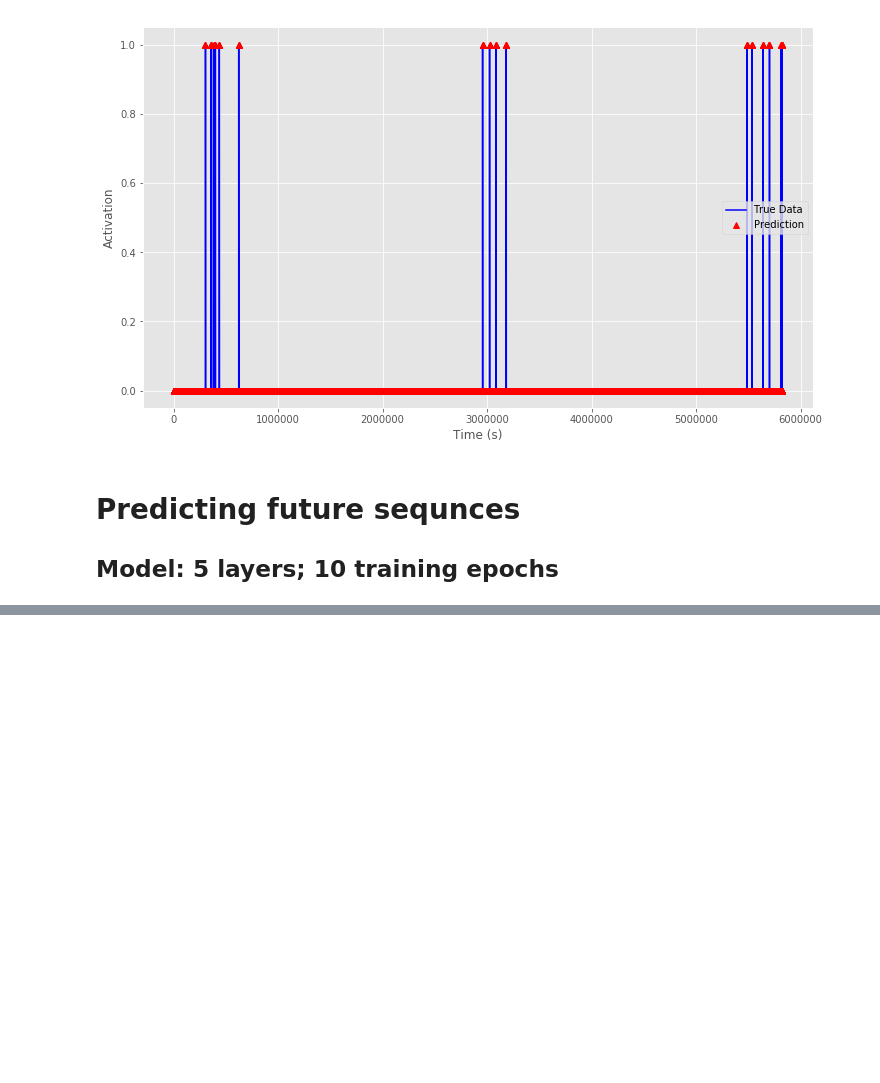
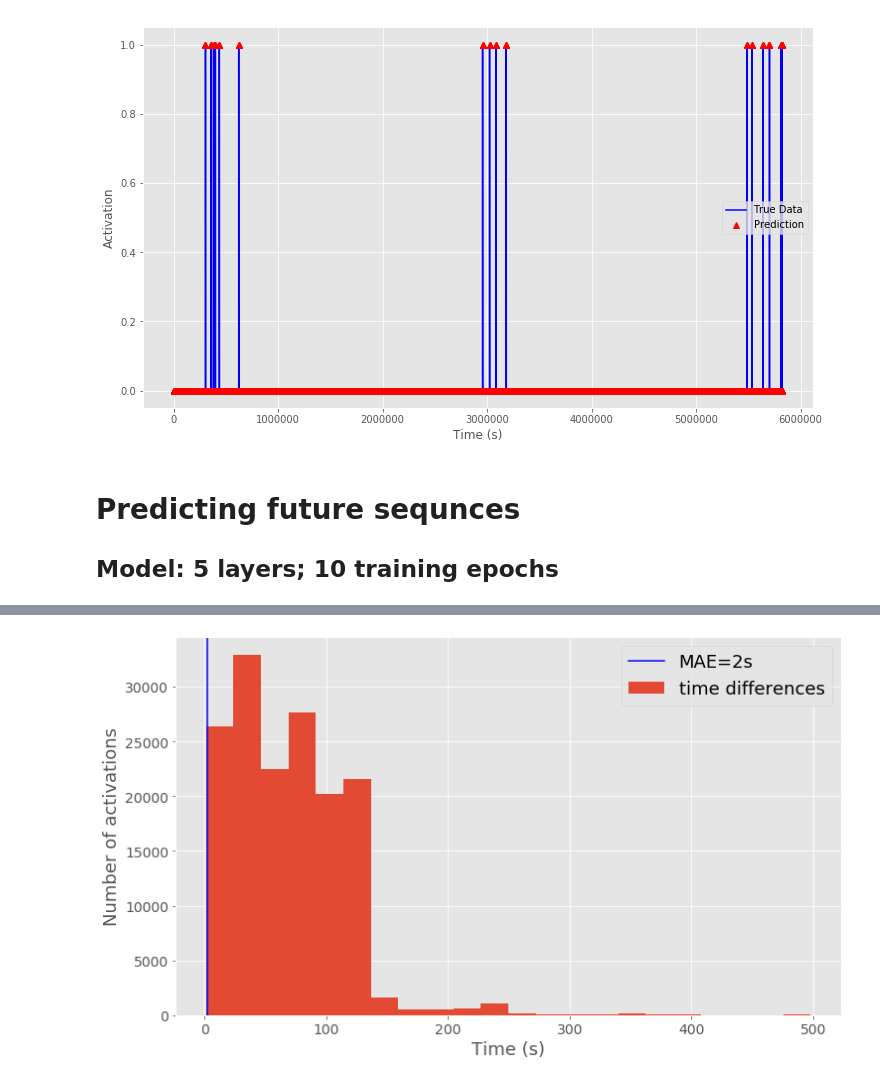
Before and after one commit to akapet00/lora-time-series, a Jupyter notebook: notebooks/01-evaluation.ipynb, the cells around one changed output, grey strips where cells are left out. Saved outputs shown, nothing was run; the diff lists cells and outputs as text; code cells hidden in the pictures; blank space fills up the shorter version.

```diff
--- a/notebooks/01-evaluation.ipynb
+++ b/notebooks/01-evaluation.ipynb
@@ -168,0 +226,18 @@ y_test_pred_10_seq = predict_sequences_multiple(data=X_test,
+# %%
+def remove_ns(data):
+    Time = list(data.Time.values)
+    Time_parsed = []
+    sep = '.'
+    for t in Time:
+        t_parsed = t.split(sep, 1)[0]
+        Time_parsed.append(t_parsed)
+    data.Time = Time_parsed
+    data['Time'] = pd.to_datetime(data['Time'])
+    return data
+
+data = dframe.copy()
+data = data[['Time', 'DevAddr']]
+
+data = remove_ns(data)
+dev1 = data[data.DevAddr == '000013c1']
+dev1.head()
@@ -168,0 +251,24 @@ y_test_pred_10_seq = predict_sequences_multiple(data=X_test,
+# %%
+diff_list = []
+for x, y in zip(dev1.Time[0::], dev1.Time[1::]):
+    diff_list.append(y-x)
+# %%
+import datetime
+
+diff_list_s = []
+for td in diff_list:
+    td = td.total_seconds()
+    diff_list_s.append(td)
+# %%
+diff_list_s_clean = [x for x in diff_list_s if x>0 and x<500 and x != np.nan]
+# %%
+matplotlib.rcParams.update({'font.size': 14})
+fig = plt.figure(facecolor='white', figsize=(12,7))
+plt.hist(diff_list_s_clean, bins=22)
+plt.axvline(x=2, color='blue')
+plt.legend(['MAE=2s','time differences',], loc='best', fontsize=18)
+plt.xlabel('Time (s)', fontsize=18)
+plt.ylabel('Number of activations', fontsize=18)
+plt.show()
+# %% [output]
+[figure, added]
```
Also changed, not shown: parts of 9 cells of this notebook, 3 other files.
